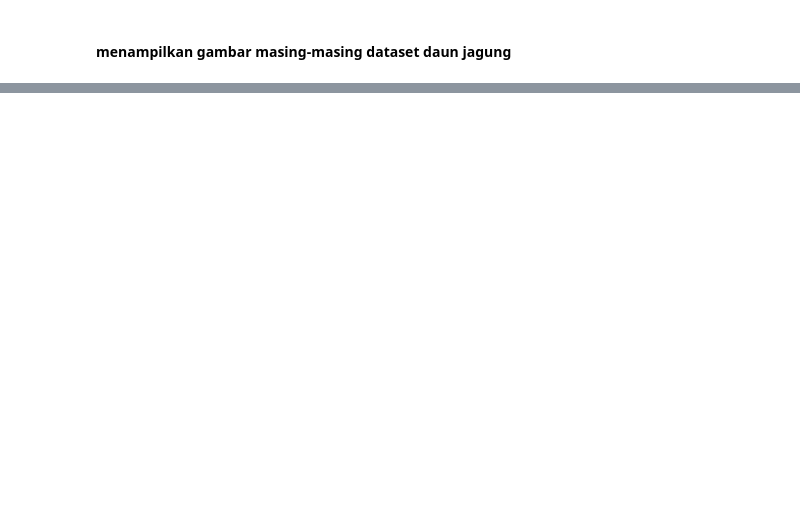
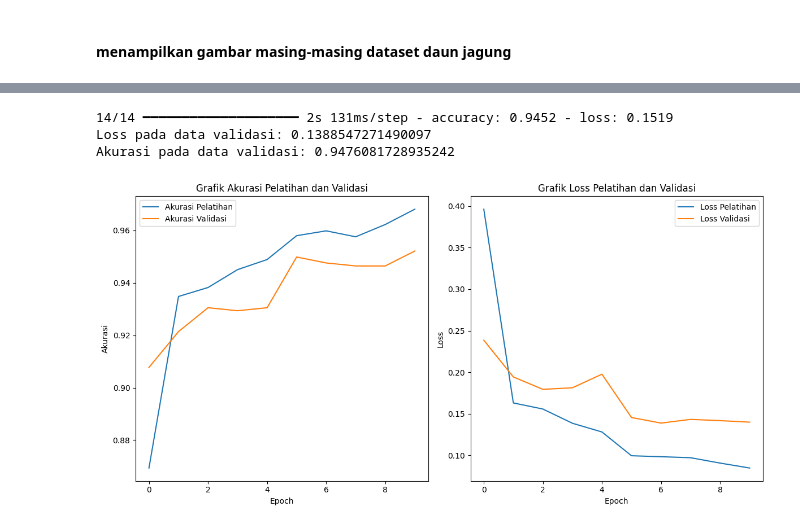
Before and after one commit to sitiseptiyahagustin/CapstoneDicoding_KlasifikasiPenyakitDaunJagung, a Jupyter notebook: Capstone.ipynb, the cells around one changed output, grey strips where cells are left out. Cells and saved outputs as stored; diff of their text form; code cells hidden in the pictures; blank space fills up the shorter version.

```diff
--- a/Capstone.ipynb
+++ b/Capstone.ipynb
@@ -144,0 +374,13 @@ for class_folder in class_folders:
+# %%
+train_generator, valid_generator = create_data_generators(df, valid_df)
+
+# Melatih model dengan menggunakan callbacks yang telah dibuat
+history = model.fit(
+    train_generator,  # Generator untuk data pelatihan
+    epochs=10,        # Jumlah epoch pelatihan
+    validation_data=valid_generator,  # Generator untuk data validasi
+    callbacks=callbacks,  # Menggunakan callbacks yang telah Anda buat sebelumnya
+    verbose=1          # Menampilkan progres pelatihan di konsol
+)
+
+# ... (The rest of your code) ...
@@ -144,0 +407,41 @@ for class_folder in class_folders:
+# %%
+import matplotlib.pyplot as plt
+
+# Evaluasi model menggunakan data validasi
+loss, accuracy = model.evaluate(valid_generator, verbose=1)
+print(f"Loss pada data validasi: {loss}")
+print(f"Akurasi pada data validasi: {accuracy}")
+
+# Mendapatkan riwayat pelatihan dari objek history
+train_acc = history.history['accuracy']
+valid_acc = history.history['val_accuracy']
+train_loss = history.history['loss']
+valid_loss = history.history['val_loss']
+
+# Plot grafik akurasi
+plt.figure(figsize=(12, 6))
+plt.subplot(1, 2, 1)  # Grafik pertama untuk akurasi
+plt.plot(train_acc, label='Akurasi Pelatihan')
+plt.plot(valid_acc, label='Akurasi Validasi')
+plt.title('Grafik Akurasi Pelatihan dan Validasi')
+plt.xlabel('Epoch')
+plt.ylabel('Akurasi')
+plt.legend()
+
+# Plot grafik loss
+plt.subplot(1, 2, 2)  # Grafik kedua untuk loss
+plt.plot(train_loss, label='Loss Pelatihan')
+plt.plot(valid_loss, label='Loss Validasi')
+plt.title('Grafik Loss Pelatihan dan Validasi')
+plt.xlabel('Epoch')
+plt.ylabel('Loss')
+plt.legend()
+
+# Menampilkan kedua grafik
+plt.tight_layout()
+plt.show()
+# %% [output]
+14/14 ━━━━━━━━━━━━━━━━━━━━ 2s 131ms/step - accuracy: 0.9452 - loss: 0.1519
+Loss pada data validasi: 0.1388547271490097
+Akurasi pada data validasi: 0.9476081728935242
+[figure, added]
```
Also changed, not shown: parts of 16 cells of this notebook.
